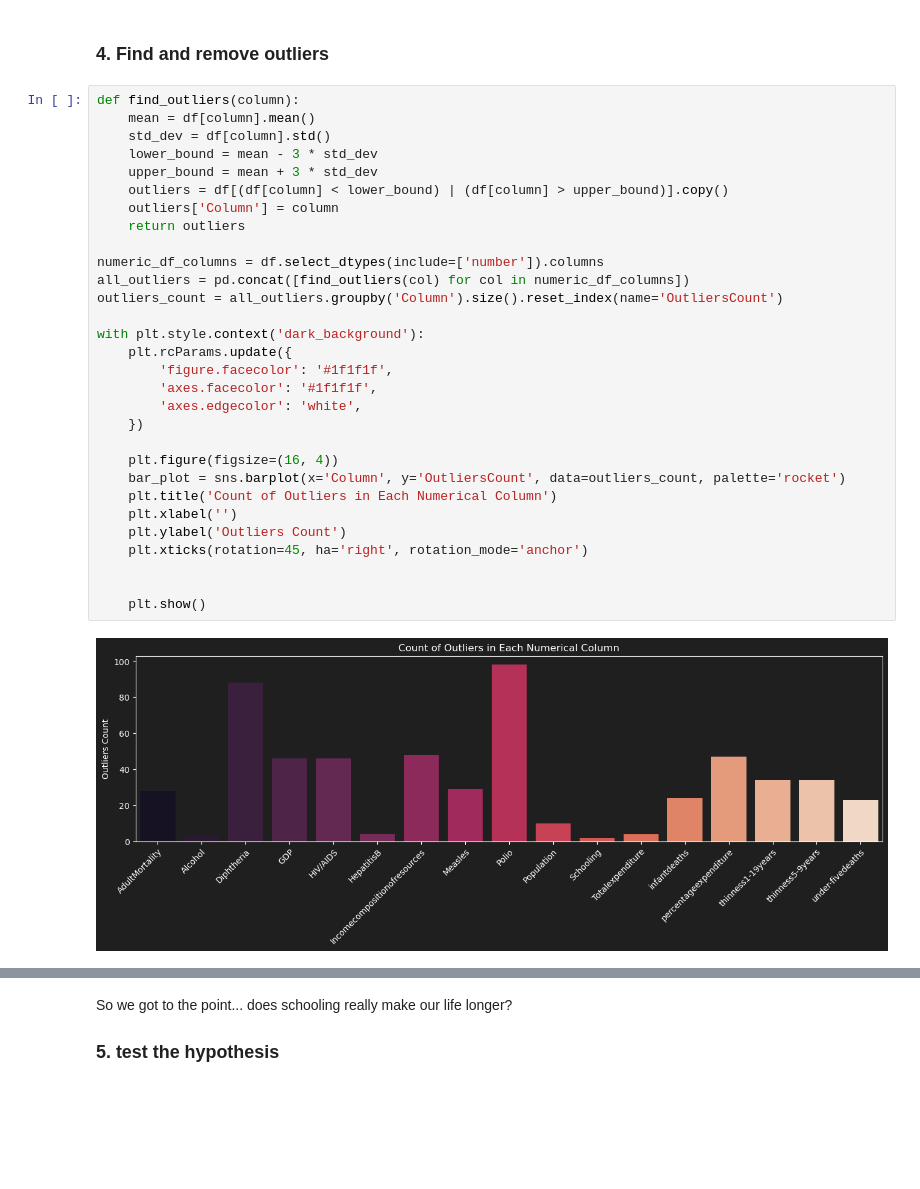
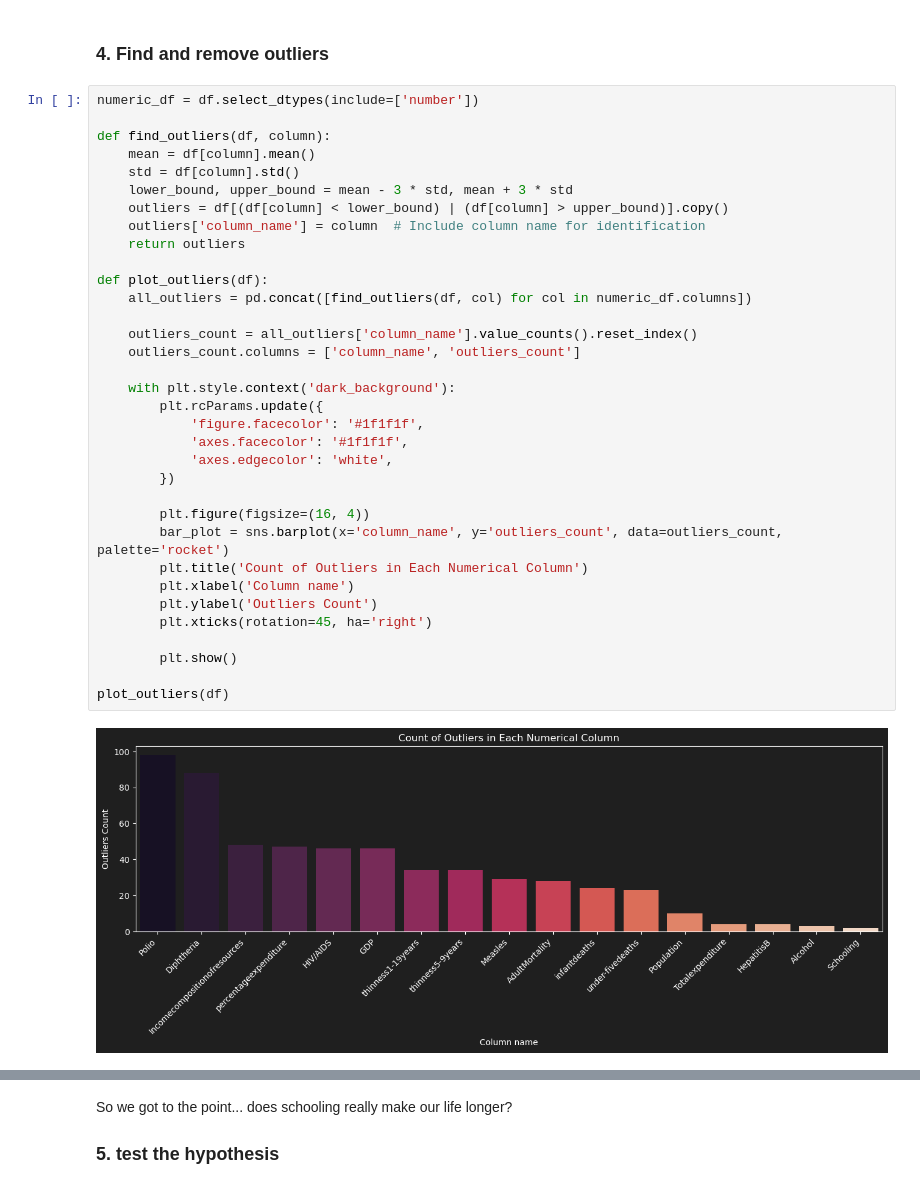
Before and after one commit to amitedenzon/life-expectancy, a Jupyter notebook: research.ipynb, the cells around one changed output, grey strips where cells are left out. Cells and saved outputs as stored; diff of their text form; blank space fills up the shorter version.

```diff
--- a/research.ipynb
+++ b/research.ipynb
@@ -142,34 +142,38 @@ __Input Variables__:
 # %% [markdown]
 ### 4. Find and remove outliers
 # %%
-def find_outliers(column):
+numeric_df = df.select_dtypes(include=['number'])
+
+def find_outliers(df, column):
     mean = df[column].mean()
-    std_dev = df[column].std()
-    lower_bound = mean - 3 * std_dev
-    upper_bound = mean + 3 * std_dev
+    std = df[column].std()
+    lower_bound, upper_bound = mean - 3 * std, mean + 3 * std
     outliers = df[(df[column] < lower_bound) | (df[column] > upper_bound)].copy()
-    outliers['Column'] = column
+    outliers['column_name'] = column  # Include column name for identification
     return outliers
 
-numeric_df_columns = df.select_dtypes(include=['number']).columns
-all_outliers = pd.concat([find_outliers(col) for col in numeric_df_columns])
-outliers_count = all_outliers.groupby('Column').size().reset_index(name='OutliersCount')
+def plot_outliers(df):
+    all_outliers = pd.concat([find_outliers(df, col) for col in numeric_df.columns])
 
-with plt.style.context('dark_background'):
-    plt.rcParams.update({
-        'figure.facecolor': '#1f1f1f',
-        'axes.facecolor': '#1f1f1f',
-        'axes.edgecolor': 'white',
-    })
+    outliers_count = all_outliers['column_name'].value_counts().reset_index()
+    outliers_count.columns = ['column_name', 'outliers_count']
 
-    plt.figure(figsize=(16, 4))
-    bar_plot = sns.barplot(x='Column', y='OutliersCount', data=outliers_count, palette='rocket')
-    plt.title('Count of Outliers in Each Numerical Column')
-    plt.xlabel('')
-    plt.ylabel('Outliers Count')
-    plt.xticks(rotation=45, ha='right', rotation_mode='anchor')
+    with plt.style.context('dark_background'):
+        plt.rcParams.update({
+            'figure.facecolor': '#1f1f1f',
+            'axes.facecolor': '#1f1f1f',
+            'axes.edgecolor': 'white',
+        })
 
+        plt.figure(figsize=(16, 4))
+        bar_plot = sns.barplot(x='column_name', y='outliers_count', data=outliers_count, palette='rocket')
+        plt.title('Count of Outliers in Each Numerical Column')
+        plt.xlabel('Column name')
+        plt.ylabel('Outliers Count')
+        plt.xticks(rotation=45, ha='right')
 
-    plt.show()
+        plt.show()
+
+plot_outliers(df)
 # %% [output]
-[figure, old version]
+[figure, new version]
```
Also changed, not shown: parts of 28 cells of this notebook.
